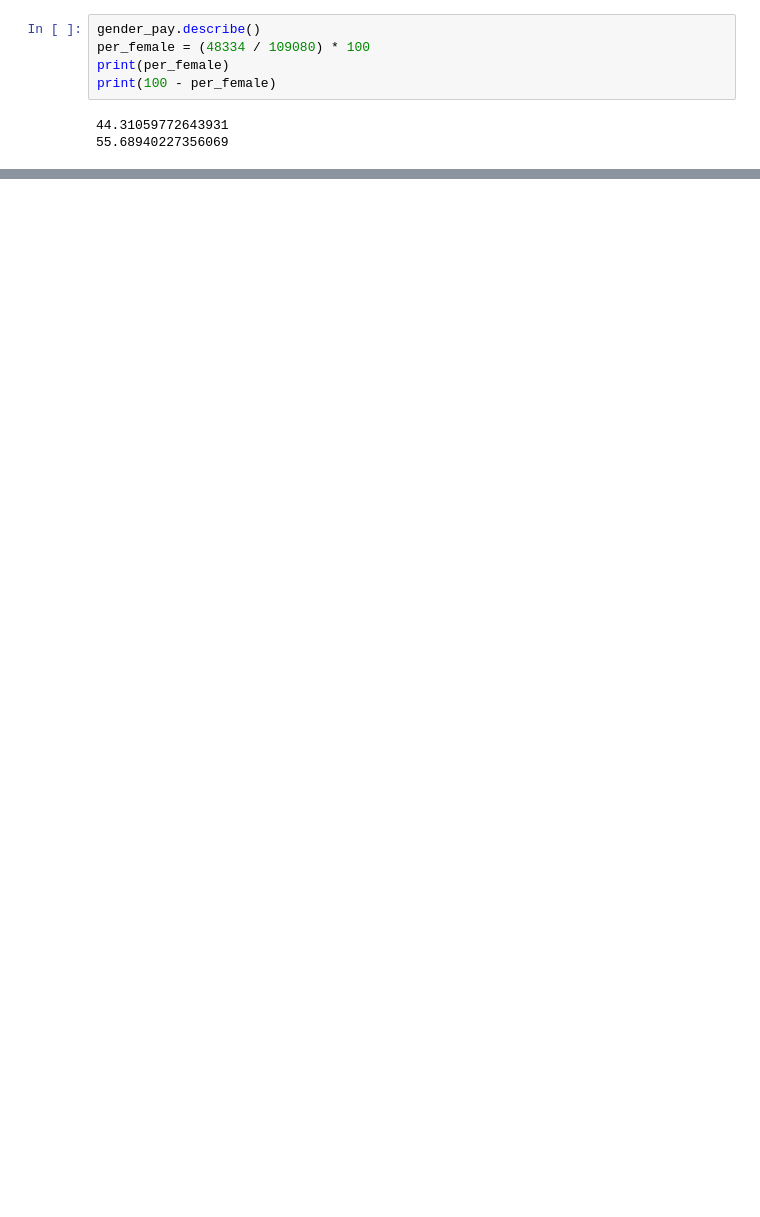
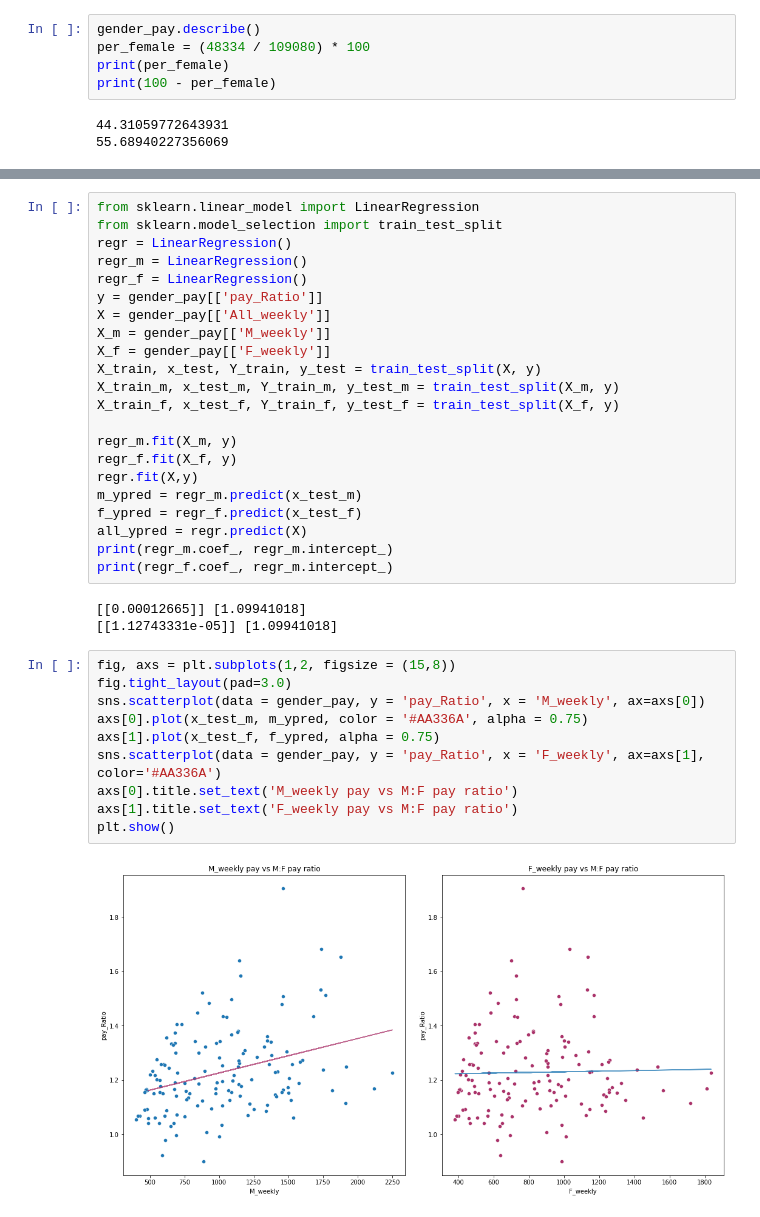
Before and after one commit to BypassTheFedR/Final-Portfolio-Project, a Jupyter notebook: Gender Pay.ipynb, the cells around one changed output, grey strips where cells are left out. Saved outputs shown, nothing was run; the diff lists cells and outputs as text; blank space fills up the shorter version.

```diff
--- a/Gender Pay.ipynb
+++ b/Gender Pay.ipynb
@@ -171,0 +201,37 @@ Of the data set 44.31 % of workers are female and 55.69 % are male.
+# %%
+from sklearn.linear_model import LinearRegression
+from sklearn.model_selection import train_test_split
+regr = LinearRegression()
+regr_m = LinearRegression()
+regr_f = LinearRegression()
+y = gender_pay[['pay_Ratio']]
+X = gender_pay[['All_weekly']]
+X_m = gender_pay[['M_weekly']]
+X_f = gender_pay[['F_weekly']]
+X_train, x_test, Y_train, y_test = train_test_split(X, y)
+X_train_m, x_test_m, Y_train_m, y_test_m = train_test_split(X_m, y)
+X_train_f, x_test_f, Y_train_f, y_test_f = train_test_split(X_f, y)
+
+regr_m.fit(X_m, y)
+regr_f.fit(X_f, y)
+regr.fit(X,y)
+m_ypred = regr_m.predict(x_test_m)
+f_ypred = regr_f.predict(x_test_f)
+all_ypred = regr.predict(X)
+print(regr_m.coef_, regr_m.intercept_)
+print(regr_f.coef_, regr_m.intercept_)
+# %% [output]
+[[0.00012665]] [1.09941018]
+[[1.12743331e-05]] [1.09941018]
+# %%
+fig, axs = plt.subplots(1,2, figsize = (15,8))
+fig.tight_layout(pad=3.0)
+sns.scatterplot(data = gender_pay, y = 'pay_Ratio', x = 'M_weekly', ax=axs[0])
+axs[0].plot(x_test_m, m_ypred, color = '#AA336A', alpha = 0.75)
+axs[1].plot(x_test_f, f_ypred, alpha = 0.75)
+sns.scatterplot(data = gender_pay, y = 'pay_Ratio', x = 'F_weekly', ax=axs[1], color='#AA336A')
+axs[0].title.set_text('M_weekly pay vs M:F pay ratio')
+axs[1].title.set_text('F_weekly pay vs M:F pay ratio')
+plt.show()
+# %% [output]
+[figure, added]
```
Also changed, not shown: parts of 13 cells of this notebook.
